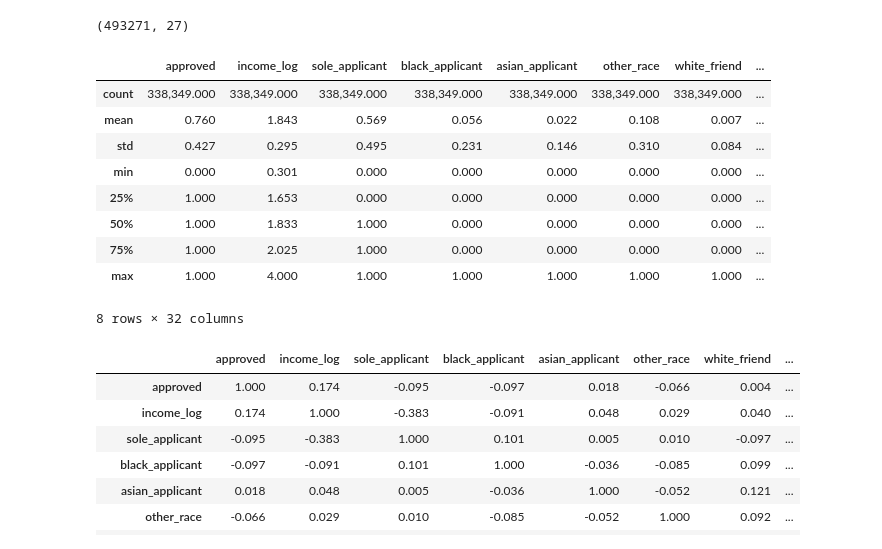
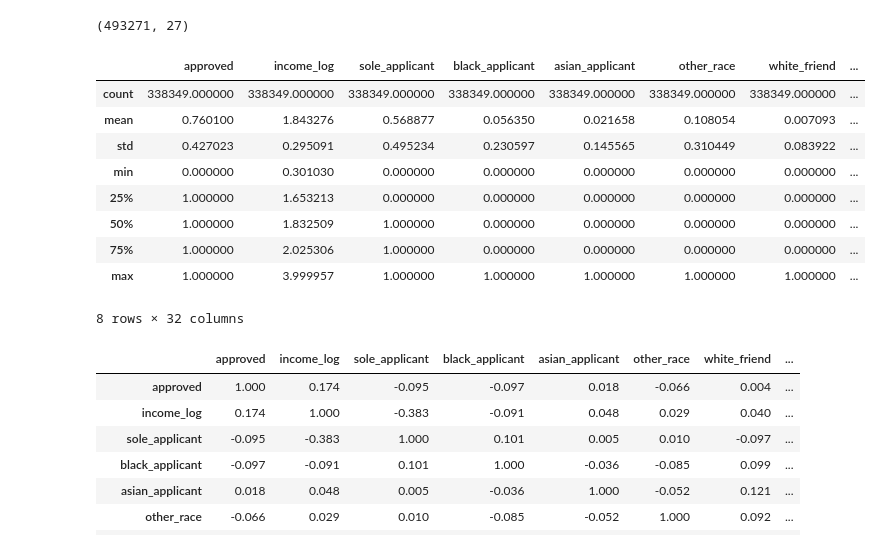
Before and after one commit to ewalsh/hmda, a Jupyter notebook: py_code/HMDA Loan Approval.ipynb, the cells around one changed output. Saved outputs shown, nothing was run; the diff lists cells and outputs as text; code cells hidden in the pictures.

```diff
--- a/py_code/HMDA Loan Approval.ipynb
+++ b/py_code/HMDA Loan Approval.ipynb
@@ -418,19 +419,19 @@ merged_data.shape
 (493271, 27)
 # %%
 # preprocessing the data
-train_data = trans_actions(merged_data)
+input_data = trans_actions(merged_data)
 # %%
-train_data.describe()
+input_data.describe()
 # %% [output]
 |  | approved | income_log | sole_applicant | black_applicant | asian_applicant | other_race | white_friend | ... |
-| count | 338,349.000 | 338,349.000 | 338,349.000 | 338,349.000 | 338,349.000 | 338,349.000 | 338,349.000 | ... |
-| mean | 0.760 | 1.843 | 0.569 | 0.056 | 0.022 | 0.108 | 0.007 | ... |
-| std | 0.427 | 0.295 | 0.495 | 0.231 | 0.146 | 0.310 | 0.084 | ... |
-| min | 0.000 | 0.301 | 0.000 | 0.000 | 0.000 | 0.000 | 0.000 | ... |
-| 25% | 1.000 | 1.653 | 0.000 | 0.000 | 0.000 | 0.000 | 0.000 | ... |
-| 50% | 1.000 | 1.833 | 1.000 | 0.000 | 0.000 | 0.000 | 0.000 | ... |
-| 75% | 1.000 | 2.025 | 1.000 | 0.000 | 0.000 | 0.000 | 0.000 | ... |
-| max | 1.000 | 4.000 | 1.000 | 1.000 | 1.000 | 1.000 | 1.000 | ... |
+| count | 338349.000000 | 338349.000000 | 338349.000000 | 338349.000000 | 338349.000000 | 338349.000000 | 338349.000000 | ... |
+| mean | 0.760100 | 1.843276 | 0.568877 | 0.056350 | 0.021658 | 0.108054 | 0.007093 | ... |
+| std | 0.427023 | 0.295091 | 0.495234 | 0.230597 | 0.145565 | 0.310449 | 0.083922 | ... |
+| min | 0.000000 | 0.301030 | 0.000000 | 0.000000 | 0.000000 | 0.000000 | 0.000000 | ... |
+| 25% | 1.000000 | 1.653213 | 0.000000 | 0.000000 | 0.000000 | 0.000000 | 0.000000 | ... |
+| 50% | 1.000000 | 1.832509 | 1.000000 | 0.000000 | 0.000000 | 0.000000 | 0.000000 | ... |
+| 75% | 1.000000 | 2.025306 | 1.000000 | 0.000000 | 0.000000 | 0.000000 | 0.000000 | ... |
+| max | 1.000000 | 3.999957 | 1.000000 | 1.000000 | 1.000000 | 1.000000 | 1.000000 | ... |
 8 rows × 32 columns
 # %%
 pd.options.display.float_format = '{:,.3F}'.format
```
Also changed, not shown: parts of 9 cells of this notebook, 2 other files.
